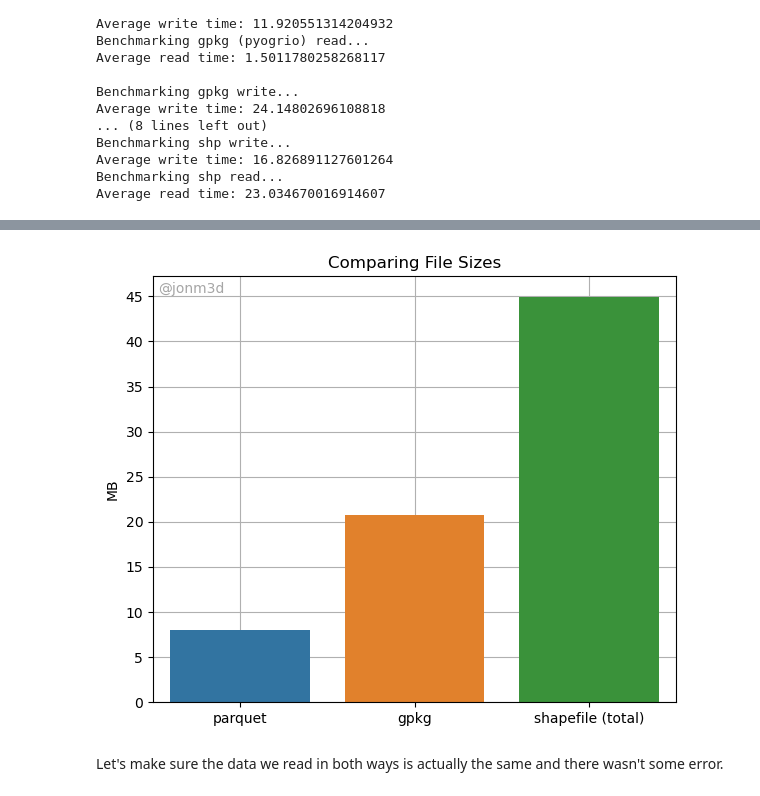
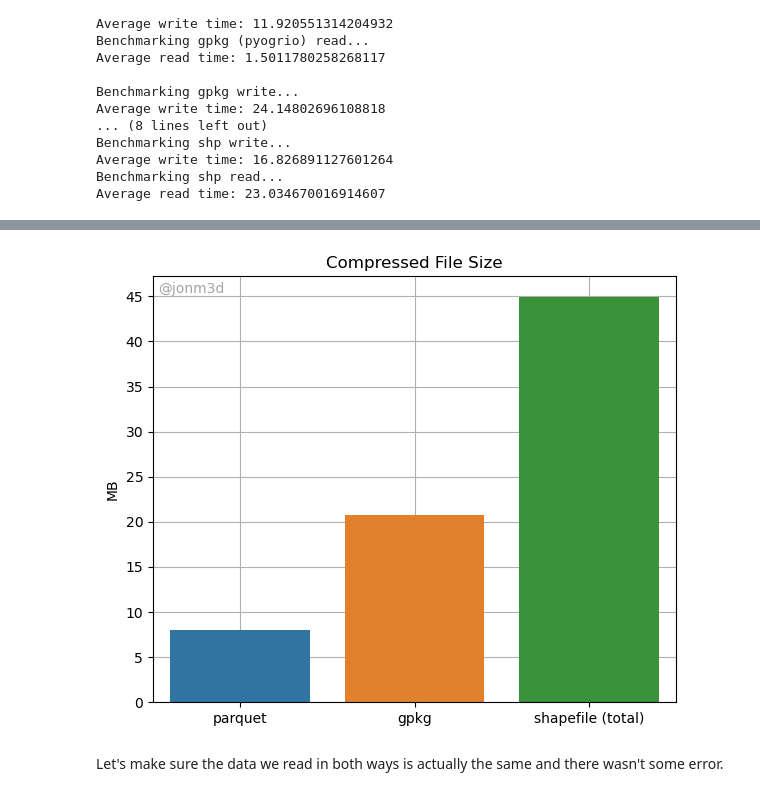
Before and after one commit to jonm3D/geobench, a Jupyter notebook: gpkg_vs_parquet_benchmark.ipynb, the cells around one changed output, grey strips where cells are left out. Saved outputs shown, nothing was run; the diff lists cells and outputs as text; code cells hidden in the pictures.

```diff
--- a/gpkg_vs_parquet_benchmark.ipynb
+++ b/gpkg_vs_parquet_benchmark.ipynb
@@ -162,35 +162,35 @@ parquet_file_size = get_file_size(os.path.join(bench_dir, 'test.parquet'))
 gpkg_file_size = get_file_size(os.path.join(bench_dir, 'test.gpkg'))
 shp_file_size = get_file_size(os.path.join(bench_dir, 'test.shp'))
 # fgb_file_size = get_file_size(os.path.join(bench_dir, 'test.fgb'))
 
 # Create DataFrame to store results
 size_results = {
     'Format': ['parquet', 'gpkg', 'shapefile (total)'],
     'MB': [parquet_file_size, gpkg_file_size, shp_file_size] #, fgb_file_size]
 }
 size_df = pd.DataFrame(size_results)
 
 plt.figure(figsize=(6, 5))
 ax = sns.barplot(x='Format', y='MB', data=size_df, zorder=2)
 
 plt.annotate('@jonm3d',
              xy=(0.01, 0.96),
              xycoords='axes fraction',
              fontsize=10,
              alpha=0.7,
              color='grey')
 
 plt.grid(zorder=1)
 
 # Setting integer only y-axis
 ax.yaxis.set_major_locator(MaxNLocator(integer=True))
 
-plt.title('Comparing File Sizes')
+plt.title('Compressed File Size')
 plt.xlabel('')
 plt.tight_layout()
 plt.savefig(os.path.join(bench_dir, 'size_results.png'))
 # %% [output]
-[figure, old version]
+[figure, new version]
 # %% [markdown]
 Let's make sure the data we read in both ways is actually the same and there wasn't some error.
 # %%
```
Also changed, not shown: parts of 2 cells of this notebook, 2 other files.
